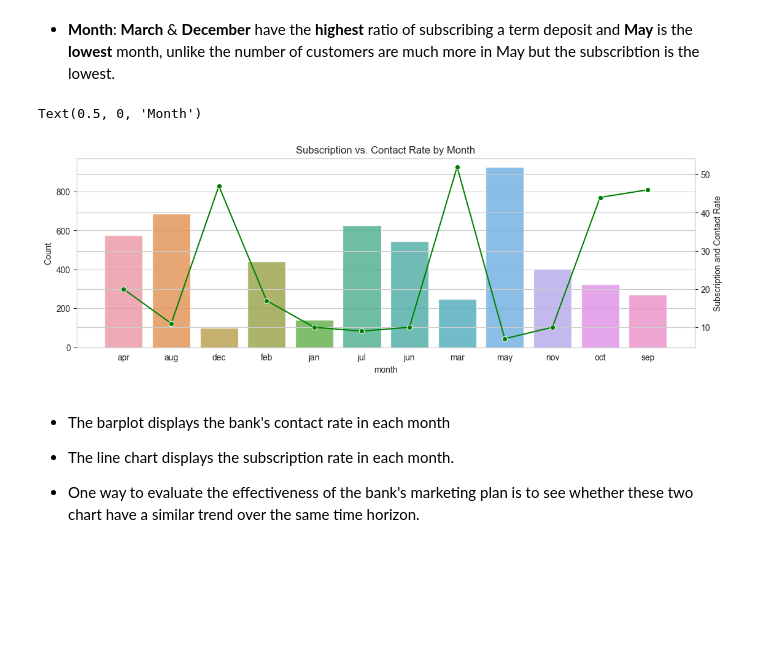
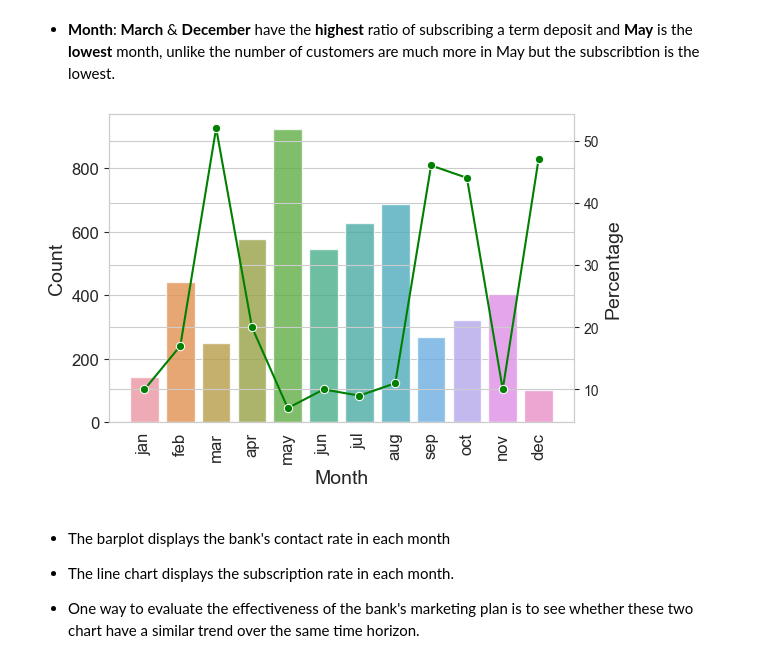
Before and after one commit to 87tana/ML_Classification_Imbalance_Banking, a Jupyter notebook: Bank2_ Bank_EDA.ipynb, the cells around one changed output. Saved outputs shown, nothing was run; the diff lists cells and outputs as text; code cells hidden in the pictures; blank space fills up the shorter version.

```diff
--- a/Bank2_ Bank_EDA.ipynb
+++ b/Bank2_ Bank_EDA.ipynb
@@ -469,12 +471,18 @@ df1.loc[:,'percentage']
 df1 = df1[df1.deposit==1]
 #df1.percentage
 # %%
-fig, ax1 = plt.subplots(figsize=(13,4))
+fig, ax1 = plt.subplots(figsize=(6,4))
 
 #sns.countplot(data = df, x='job', alpha=0.8, ax=ax1)
 sns.barplot(data = df1, x='job', y= 'age', alpha=0.8, ax=ax1)
-plt.ylabel('Count')
 
+plt.xlabel('Job', fontsize=14)
+plt.ylabel('Count', fontsize=14)
+
+for label in ax1.get_xticklabels():
+    label.set_rotation(90)
 ax2 = ax1.twinx()
 sns.lineplot(data =df1, x='job', y='percentage', marker='o', sort = True,ax=ax2,color='green')
+plt.ylabel('Percentage', fontsize=14)
+plt.savefig('profession.png',bbox_inches='tight')
 # %% [output]
@@ -508,20 +522,30 @@ df3 = df.groupby(['month','deposit']).count().reset_index()
 df3.loc[:,'percentage'] = list(df3.groupby(['month'])['age'].apply(lambda x: round(x*100/x.sum())))
 df3 = df3[df3.deposit==1]
 # %%
-fig, ax1 = plt.subplots(figsize=(13,4))
+fig, ax1 = plt.subplots(figsize=(6,4))
 
-sns.barplot(data = df3, x='month',y='age', ax=ax1,alpha=0.8)
-plt.ylabel('Count')
+ax1.tick_params(axis='both', which='major', labelsize=12)
+
+
+sns.barplot(data = df3.reindex([9,7,15,1,17,13,11,3,23,21,19,5]), x='month',y='age', ax=ax1,alpha=0.8)
+
+plt.xlabel('Month', fontsize=14)
+plt.ylabel('Count', fontsize=14)
+
+for label in ax1.get_xticklabels():
+    label.set_rotation(90)
 
 ax2 = ax1.twinx()
-sns.lineplot(data =df3, x='month', y='percentage', marker='o', sort = True,ax=ax2, color='green')
+sns.lineplot(data =df3.reindex([9,7,15,1,17,13,11,3,23,21,19,5]), x='month', y='percentage', marker='o', sort = True,ax=ax2, color='green')
 
-plt.title('Subscription vs. Contact Rate by Month')
-plt.ylabel('Subscription and Contact Rate')
-plt.xlabel('Month')
+#plt.title('Subscription vs. Contact Rate by Month')
+#plt.ylabel('Subscription and Contact Rate',fontsize=14)
+plt.ylabel('Percentage',fontsize=14)
+
+plt.savefig('month.png',bbox_inches='tight')
+#plt.xlabel('Month')
 # %% [output]
-Text(0.5, 0, 'Month')
-[figure, old version]
+[figure, new version]
 # %% [markdown]
 - The barplot displays the bank's contact rate in each month
 
```
Also changed, not shown: parts of 44 cells of this notebook.
